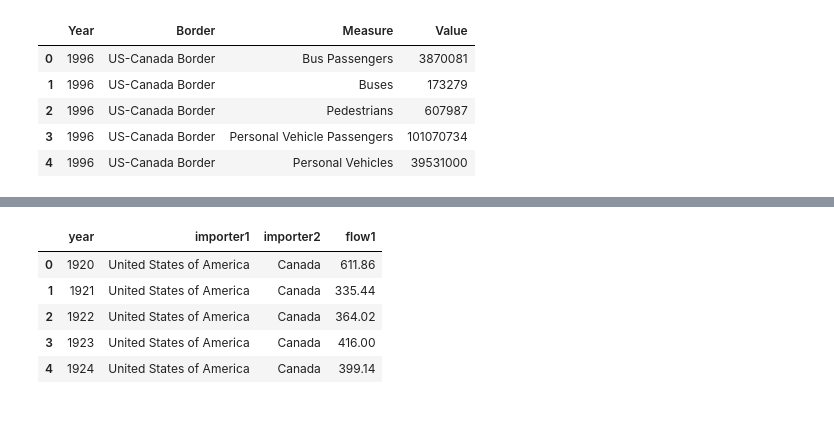
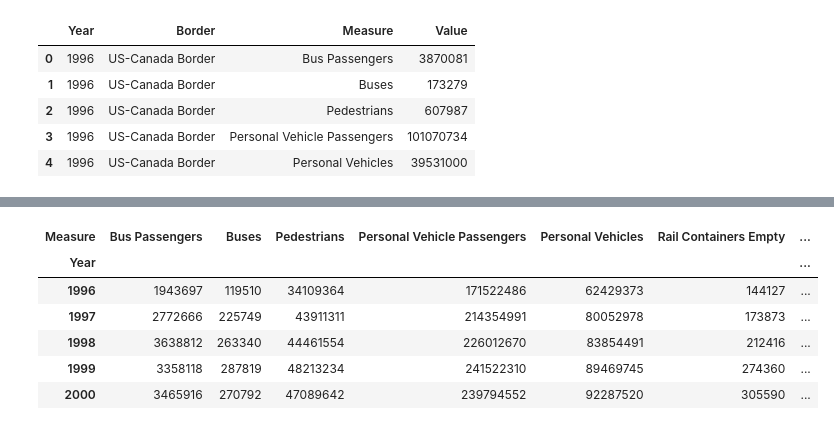
Before and after one commit to philipayazi/Project1_BorderEntries, a Jupyter notebook: Border_Entries_and _Trade.ipynb, the cells around one changed output, grey strips where cells are left out. Drawn from its saved outputs; the diff is of its cells as text; code cells hidden in the pictures.

```diff
--- a/Border_Entries_and _Trade.ipynb
+++ b/Border_Entries_and _Trade.ipynb
@@ -262,0 +361,3 @@ measures.head()
+# %%
+mex_measures = measures.loc[(measures['Border'] == 'US-Mexico Border')]
+mex_measures.tail()
@@ -287,0 +385,3 @@ measures
+# %%
+mex_measures = mex_measures.reset_index()
+mex_measures.tail()
@@ -287,0 +395,3 @@ measures
+# %%
+mex_measures = mex_measures.drop(columns=['index', 'Border'])
+mex_measures.head()
@@ -288,9 +417,12 @@ measures
+# %%
+pivot_mex = mex_measures.pivot(index='Year', columns = 'Measure', values = 'Value')
 # %%
-nafta_trade.head()
+pivot_mex.head()
 # %% [output]
-|  | year | importer1 | importer2 | flow1 |
-| 0 | 1920 | United States of America | Canada | 611.86 |
-| 1 | 1921 | United States of America | Canada | 335.44 |
-| 2 | 1922 | United States of America | Canada | 364.02 |
-| 3 | 1923 | United States of America | Canada | 416.00 |
-| 4 | 1924 | United States of America | Canada | 399.14 |
+| Measure | Bus Passengers | Buses | Pedestrians | Personal Vehicle Passengers | Personal Vehicles | Rail Containers Empty | ... |
+| Year |  |  |  |  |  |  | ... |
+| 1996 | 1943697 | 119510 | 34109364 | 171522486 | 62429373 | 144127 | ... |
+| 1997 | 2772666 | 225749 | 43911311 | 214354991 | 80052978 | 173873 | ... |
+| 1998 | 3638812 | 263340 | 44461554 | 226012670 | 83854491 | 212416 | ... |
+| 1999 | 3358118 | 287819 | 48213234 | 241522310 | 89469745 | 274360 | ... |
+| 2000 | 3465916 | 270792 | 47089642 | 239794552 | 92287520 | 305590 | ... |
```
Also changed, not shown: parts of 38 cells of this notebook.
